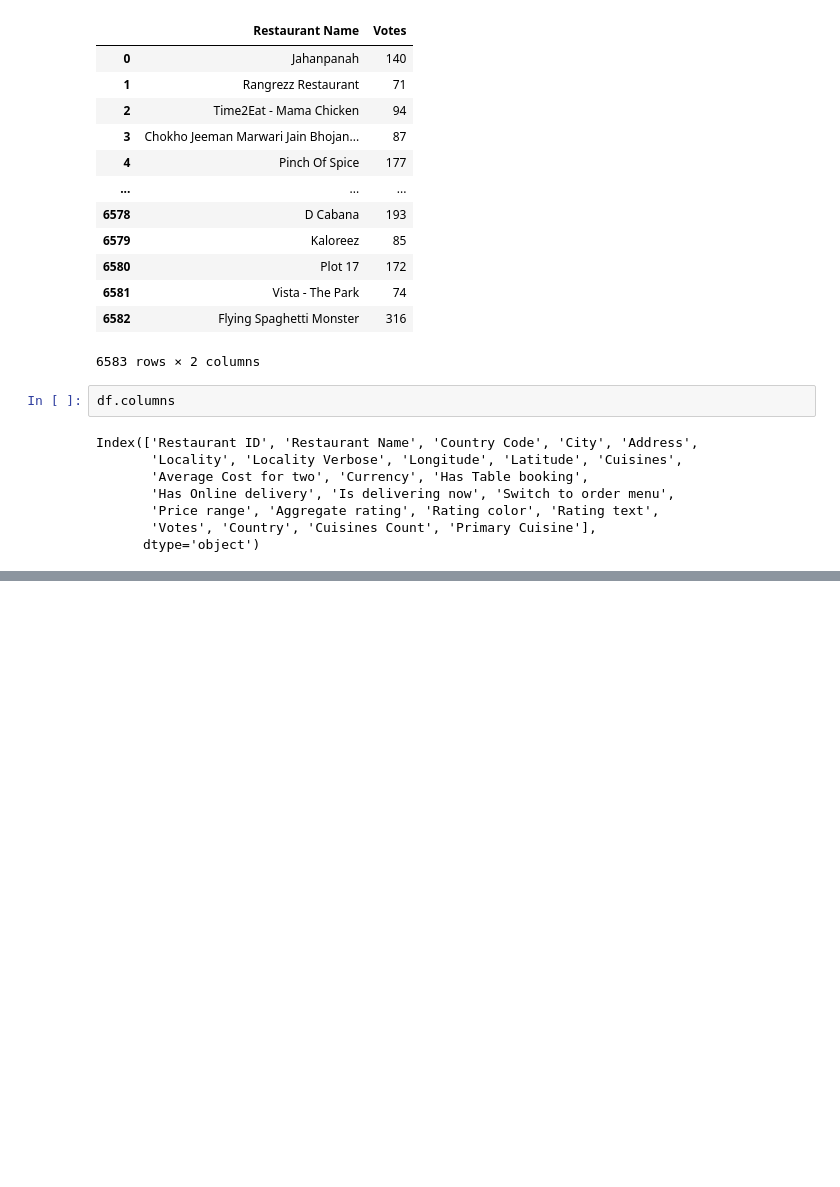
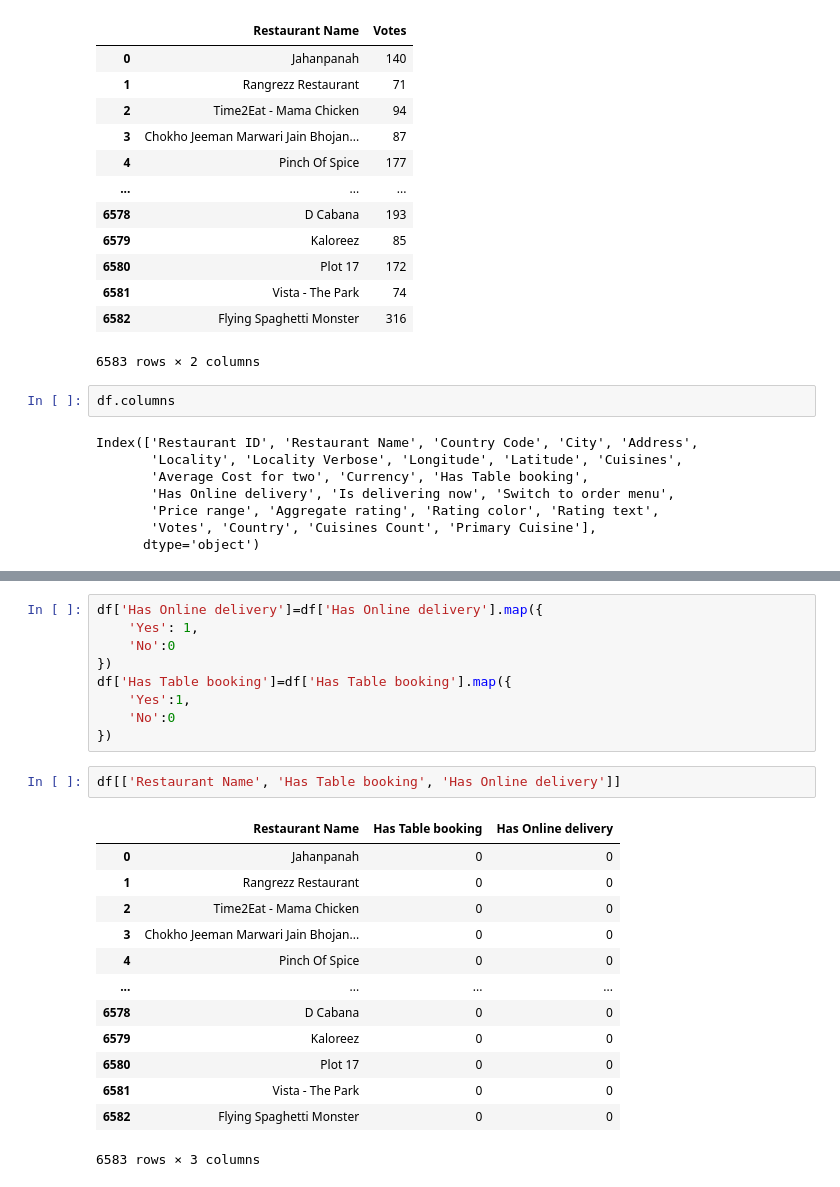
Before and after one commit to Dhruvgohil07/Zomato_Data_Analysis, a Jupyter notebook: Feature_Engineering.ipynb, the cells around one changed output, grey strips where cells are left out. Saved outputs shown, nothing was run; the diff lists cells and outputs as text; blank space fills up the shorter version.

```diff
--- a/Feature_Engineering.ipynb
+++ b/Feature_Engineering.ipynb
@@ -115,0 +134,25 @@ Index(['Restaurant ID', 'Restaurant Name', 'Country Code', 'City', 'Address',
+# %%
+df['Has Online delivery']=df['Has Online delivery'].map({
+    'Yes': 1,
+    'No':0
+})
+df['Has Table booking']=df['Has Table booking'].map({
+    'Yes':1,
+    'No':0
+})
+# %%
+df[['Restaurant Name', 'Has Table booking', 'Has Online delivery']]
+# %% [output]
+|  | Restaurant Name | Has Table booking | Has Online delivery |
+| 0 | Jahanpanah | 0 | 0 |
+| 1 | Rangrezz Restaurant | 0 | 0 |
+| 2 | Time2Eat - Mama Chicken | 0 | 0 |
+| 3 | Chokho Jeeman Marwari Jain Bhojan... | 0 | 0 |
+| 4 | Pinch Of Spice | 0 | 0 |
+| ... | ... | ... | ... |
+| 6578 | D Cabana | 0 | 0 |
+| 6579 | Kaloreez | 0 | 0 |
+| 6580 | Plot 17 | 0 | 0 |
+| 6581 | Vista - The Park | 0 | 0 |
+| 6582 | Flying Spaghetti Monster | 0 | 0 |
+6583 rows × 3 columns
```
Also changed, not shown: parts of 8 cells of this notebook, 3 other files.
